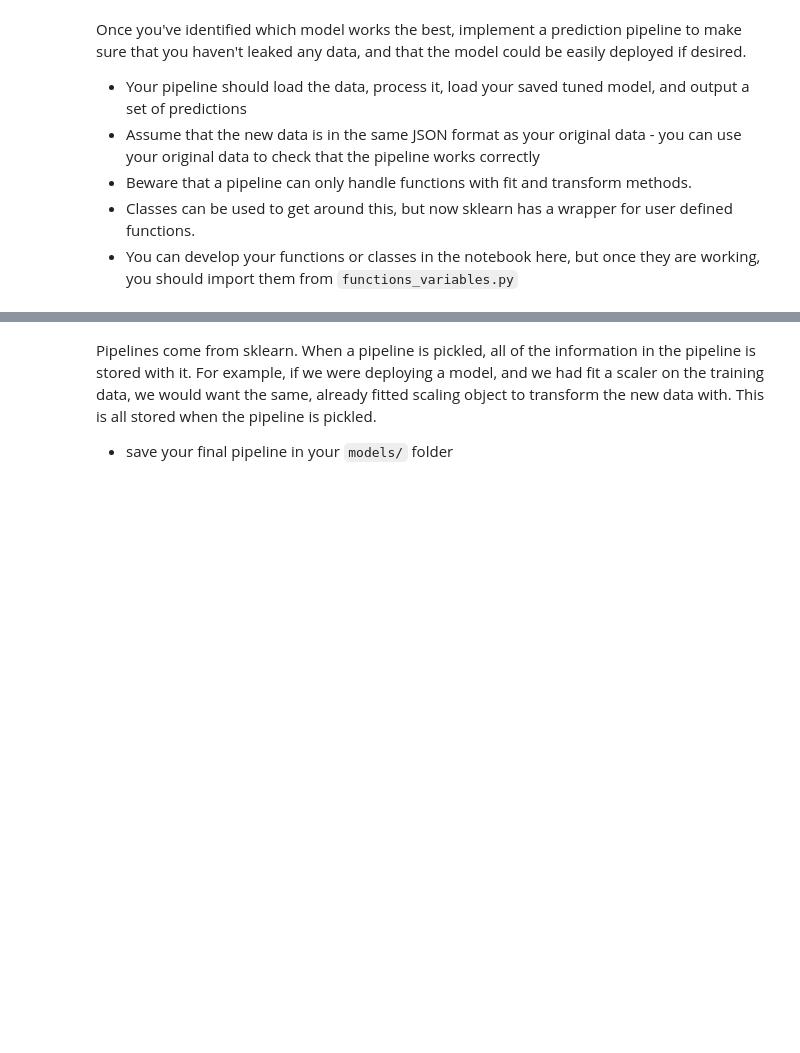
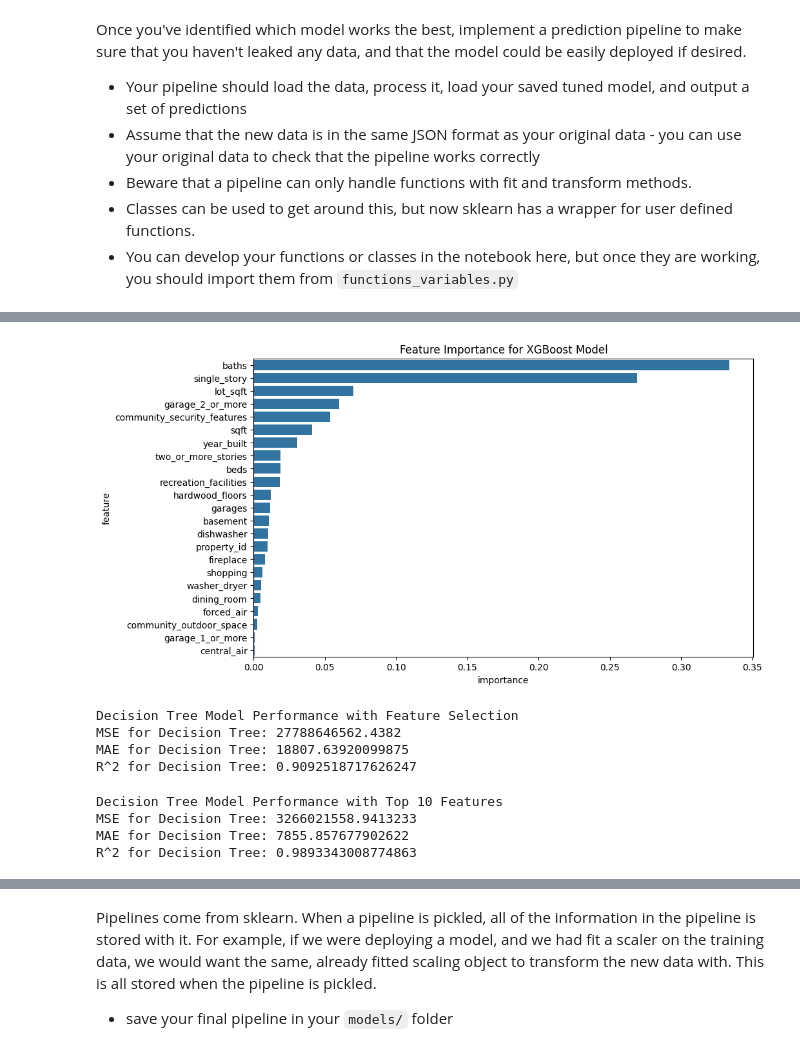
Before and after one commit to mahikajain20/Data-Project-Supervised-Learning, a Jupyter notebook: notebooks/3 - tuning_pipeline.ipynb, the cells around one changed output, grey strips where cells are left out. Cells and saved outputs as stored; diff of their text form; code cells hidden in the pictures; blank space fills up the shorter version.

```diff
--- a/notebooks/3 - tuning_pipeline.ipynb
+++ b/notebooks/3 - tuning_pipeline.ipynb
@@ -86,0 +435,6 @@ Once you've identified which model works the best, implement a prediction pipeli
+# %%
+#Feature importance XGBoost
+feature_importance_xgb = final_model_xgb_no_city.feature_importances_
+features_xgb = X_train_no_city.columns
+feature_df_xgb = pd.DataFrame({'feature': features_xgb, 'importance': feature_importance_xgb})
+feature_df_xgb = feature_df_xgb.sort_values(by='importance', ascending=False)
@@ -86,0 +463,57 @@ Once you've identified which model works the best, implement a prediction pipeli
+# %%
+#Plot feature importance for XGBoost
+plt.figure(figsize=(10, 6))
+sns.barplot(x='importance', y='feature', data=feature_df_xgb)
+plt.title('Feature Importance for XGBoost Model')
+plt.show()
+# %% [output]
+[figure, added]
+# %%
+#Feature selection for Decision Tree
+model_dt_selected = DecisionTreeRegressor(**best_hyperparameters_dt_no_city, random_state=42)
+
+#Selecting top 10 features
+selector = SelectFromModel(model_dt_selected, max_features=10)
+X_train_selected = selector.fit_transform(X_train_no_city, Y_train_no_city)
+X_val_selected = selector.transform(X_val_no_city)
+
+#Fit the model
+model_dt_selected.fit(X_train_selected, Y_train_no_city)
+preds_dt_selected = model_dt_selected.predict(X_val_selected)
+
+#Metrics
+mse_dt_selected = mean_squared_error(Y_val_no_city, preds_dt_selected)
+mae_dt_selected = mean_absolute_error(Y_val_no_city, preds_dt_selected)
+r2_dt_selected = r2_score(Y_val_no_city, preds_dt_selected)
+
+print("Decision Tree Model Performance with Feature Selection")
+print(f"MSE for Decision Tree: {mse_dt_selected}")
+print(f"MAE for Decision Tree: {mae_dt_selected}")
+print(f"R^2 for Decision Tree: {r2_dt_selected}")
+# %% [output]
+Decision Tree Model Performance with Feature Selection
+MSE for Decision Tree: 27788646562.4382
+MAE for Decision Tree: 18807.63920099875
+R^2 for Decision Tree: 0.9092518717626247
+# %%
+model_dt_selected = DecisionTreeRegressor(**best_hyperparameters_dt_no_city, random_state=42)
+top_10_features = feature_df_dt['feature'][:10].values
+X_train_top_10 = X_train_no_city[top_10_features]
+X_val_top_10 = X_val_no_city[top_10_features]
+
+model_dt_selected.fit(X_train_top_10, Y_train_no_city)
+preds_dt_top_10 = model_dt_selected.predict(X_val_top_10)
+
+mse_dt_top_10 = mean_squared_error(Y_val_no_city, preds_dt_top_10)
+mae_dt_top_10 = mean_absolute_error(Y_val_no_city, preds_dt_top_10)
+r2_dt_top_10 = r2_score(Y_val_no_city, preds_dt_top_10)
+
+print("Decision Tree Model Performance with Top 10 Features")
+print(f"MSE for Decision Tree: {mse_dt_top_10}")
+print(f"MAE for Decision Tree: {mae_dt_top_10}")
+print(f"R^2 for Decision Tree: {r2_dt_top_10}")
+# %% [output]
+Decision Tree Model Performance with Top 10 Features
+MSE for Decision Tree: 3266021558.9413233
+MAE for Decision Tree: 7855.857677902622
+R^2 for Decision Tree: 0.9893343008774863
```
Also changed, not shown: parts of 47 cells of this notebook, 13 other files.
